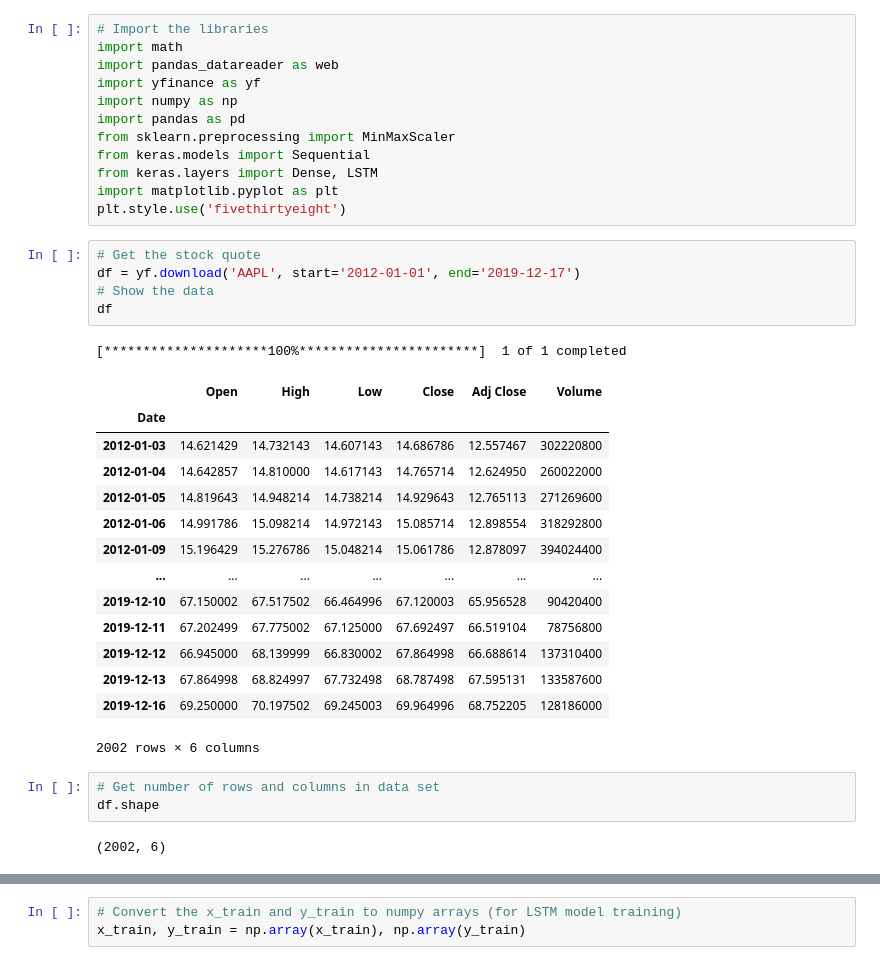
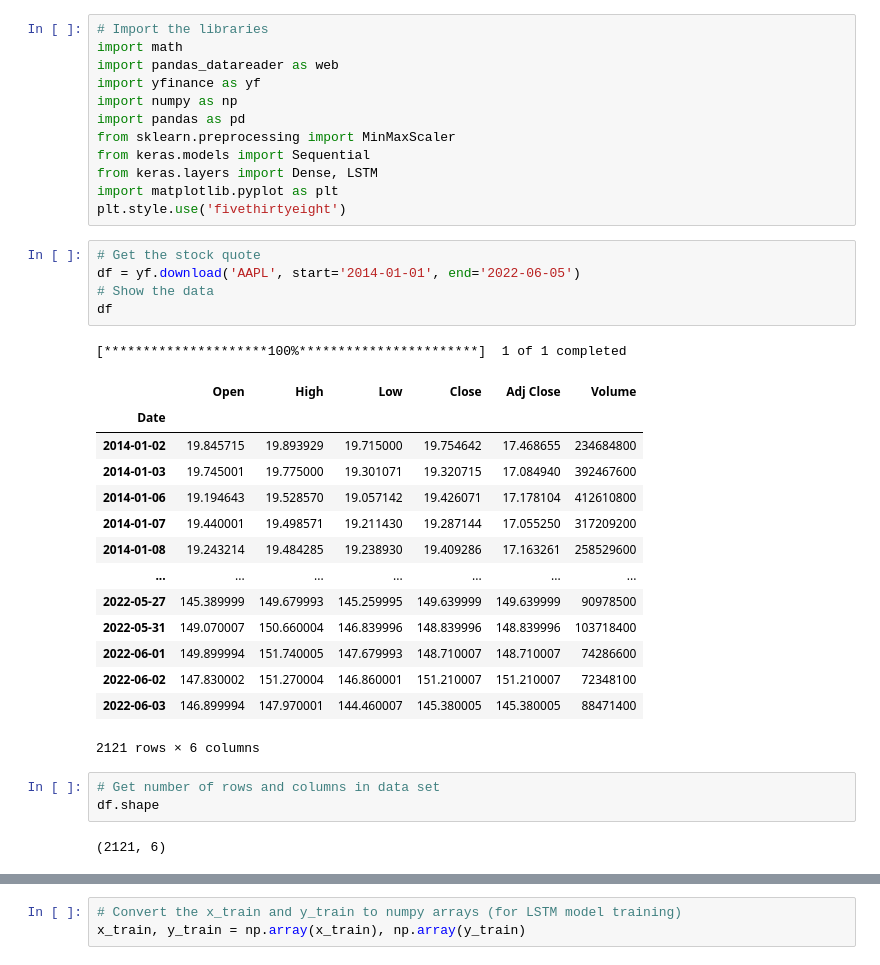
Before and after one commit to haoyujfan/Stock-Prediction-LSTM, a Jupyter notebook: StockLSTM.ipynb, the cells around one changed output, grey strips where cells are left out. Drawn from its saved outputs; the diff is of its cells as text.

```diff
--- a/StockLSTM.ipynb
+++ b/StockLSTM.ipynb
@@ -39,30 +39,30 @@ import matplotlib.pyplot as plt
 plt.style.use('fivethirtyeight')
 # %%
 # Get the stock quote
-df = yf.download('AAPL', start='2012-01-01', end='2019-12-17')
+df = yf.download('AAPL', start='2014-01-01', end='2022-06-05')
 # Show the data
 df
 # %% [output]
 [*********************100%***********************]  1 of 1 completed
 |  | Open | High | Low | Close | Adj Close | Volume |
 | Date |  |  |  |  |  |  |
-| 2012-01-03 | 14.621429 | 14.732143 | 14.607143 | 14.686786 | 12.557467 | 302220800 |
-| 2012-01-04 | 14.642857 | 14.810000 | 14.617143 | 14.765714 | 12.624950 | 260022000 |
-| 2012-01-05 | 14.819643 | 14.948214 | 14.738214 | 14.929643 | 12.765113 | 271269600 |
-| 2012-01-06 | 14.991786 | 15.098214 | 14.972143 | 15.085714 | 12.898554 | 318292800 |
-| 2012-01-09 | 15.196429 | 15.276786 | 15.048214 | 15.061786 | 12.878097 | 394024400 |
+| 2014-01-02 | 19.845715 | 19.893929 | 19.715000 | 19.754642 | 17.468655 | 234684800 |
+| 2014-01-03 | 19.745001 | 19.775000 | 19.301071 | 19.320715 | 17.084940 | 392467600 |
+| 2014-01-06 | 19.194643 | 19.528570 | 19.057142 | 19.426071 | 17.178104 | 412610800 |
+| 2014-01-07 | 19.440001 | 19.498571 | 19.211430 | 19.287144 | 17.055250 | 317209200 |
+| 2014-01-08 | 19.243214 | 19.484285 | 19.238930 | 19.409286 | 17.163261 | 258529600 |
 | ... | ... | ... | ... | ... | ... | ... |
-| 2019-12-10 | 67.150002 | 67.517502 | 66.464996 | 67.120003 | 65.956528 | 90420400 |
-| 2019-12-11 | 67.202499 | 67.775002 | 67.125000 | 67.692497 | 66.519104 | 78756800 |
-| 2019-12-12 | 66.945000 | 68.139999 | 66.830002 | 67.864998 | 66.688614 | 137310400 |
-| 2019-12-13 | 67.864998 | 68.824997 | 67.732498 | 68.787498 | 67.595131 | 133587600 |
-| 2019-12-16 | 69.250000 | 70.197502 | 69.245003 | 69.964996 | 68.752205 | 128186000 |
+| 2022-05-27 | 145.389999 | 149.679993 | 145.259995 | 149.639999 | 149.639999 | 90978500 |
+| 2022-05-31 | 149.070007 | 150.660004 | 146.839996 | 148.839996 | 148.839996 | 103718400 |
+| 2022-06-01 | 149.899994 | 151.740005 | 147.679993 | 148.710007 | 148.710007 | 74286600 |
+| 2022-06-02 | 147.830002 | 151.270004 | 146.860001 | 151.210007 | 151.210007 | 72348100 |
+| 2022-06-03 | 146.899994 | 147.970001 | 144.460007 | 145.380005 | 145.380005 | 88471400 |
-2002 rows × 6 columns
+2121 rows × 6 columns
 # %%
 # Get number of rows and columns in data set
 df.shape
 # %% [output]
-(2002, 6)
+(2121, 6)
 # %%
 # Visualize the closing price history
 plt.figure(figsize=(16, 8))
```
Also changed, not shown: parts of 13 cells of this notebook.
